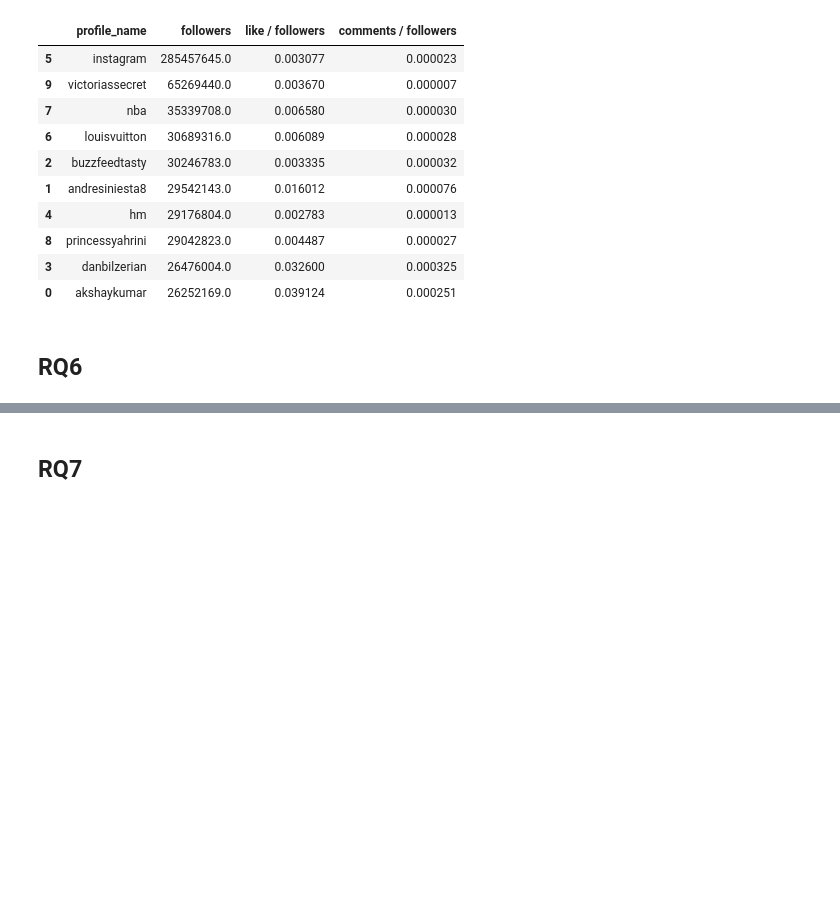
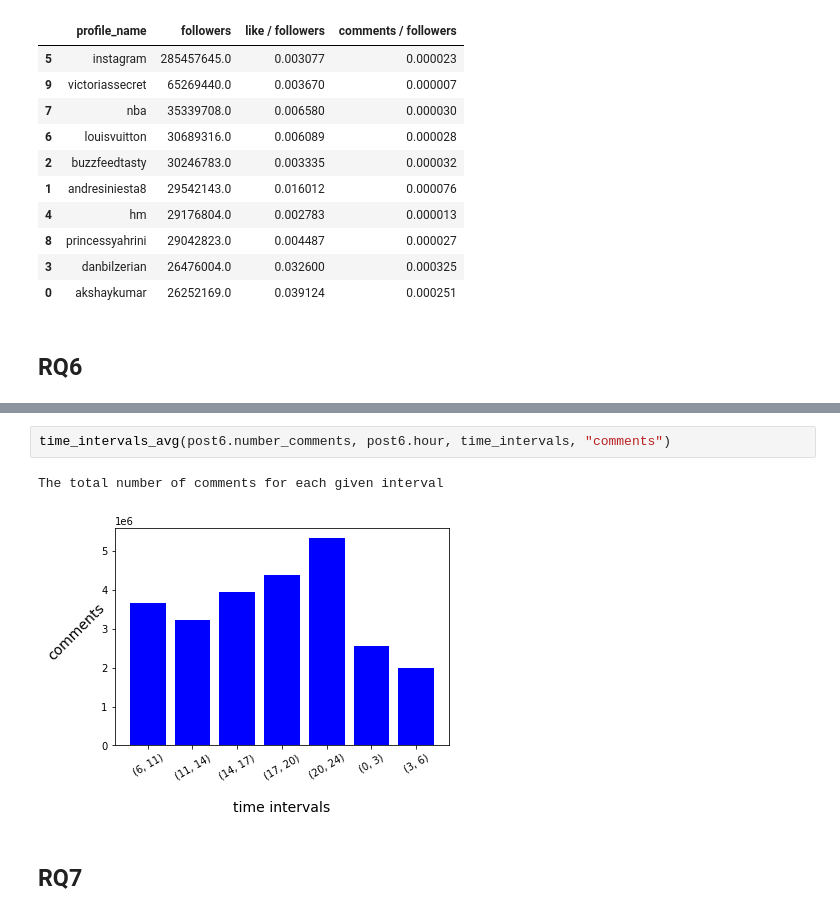
Before and after one commit to Matteo-Candi/ADM_HW2, a Jupyter notebook: main.ipynb, the cells around one changed output, grey strips where cells are left out. Drawn from its saved outputs; the diff is of its cells as text; blank space fills up the shorter version.

```diff
--- a/main.ipynb
+++ b/main.ipynb
@@ -749,3 +819,8 @@ dfg6[["profile_name","followers","like / followers","comments / followers"]]
+# %%
+time_intervals_avg(post6.number_comments, post6.hour, time_intervals, "comments")
+# %% [output]
+The total number of comments for each given interval
+[figure, added]
 # %% [markdown]
 ## RQ7
 # %% [markdown]
```
Also changed, not shown: parts of 18 cells of this notebook.
